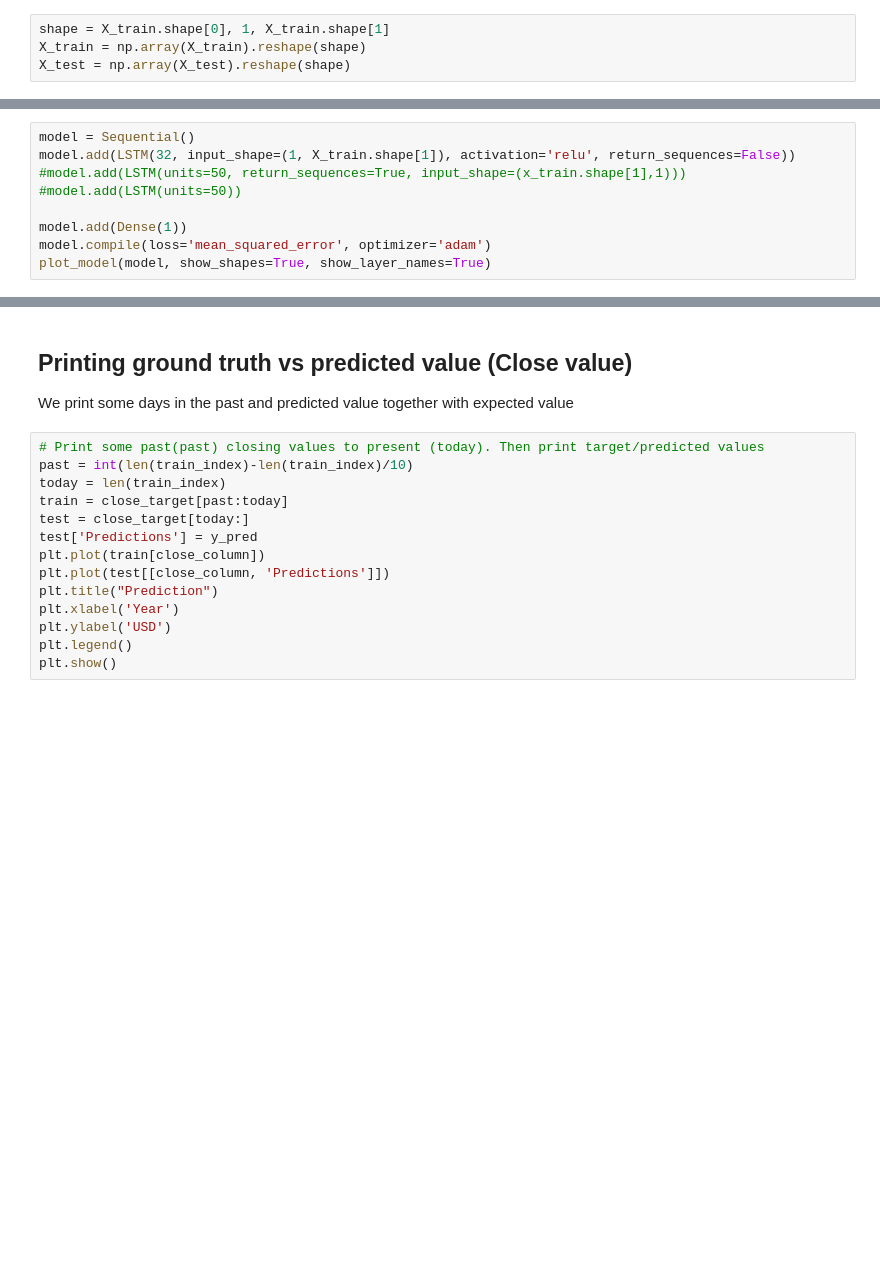
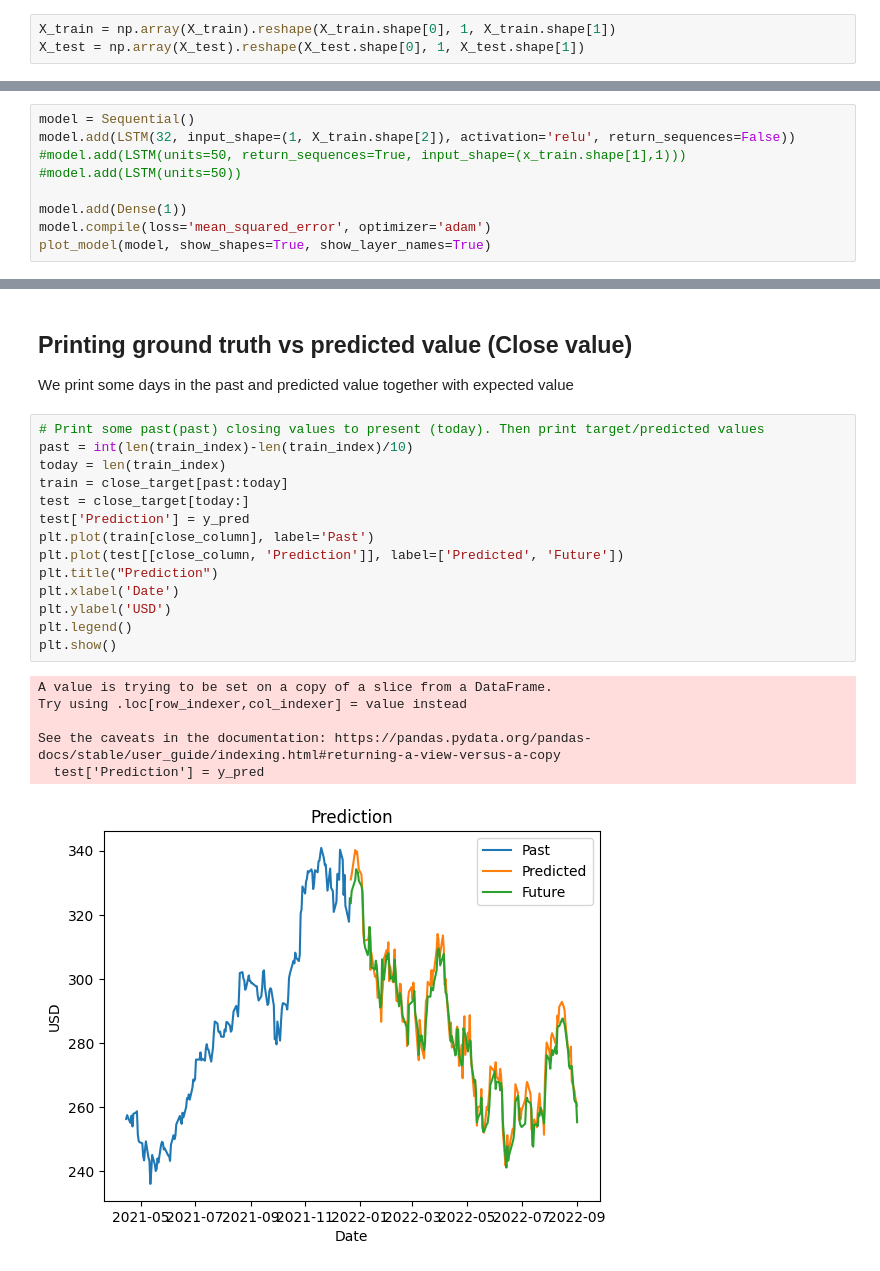
Before and after one commit to karelbecerra/ai-ml-dl-samples, a Jupyter notebook: stocks/ltms-long-term-memory.ipynb, the cells around one changed output, grey strips where cells are left out. Saved outputs shown, nothing was run; the diff lists cells and outputs as text; blank space fills up the shorter version.

```diff
--- a/stocks/ltms-long-term-memory.ipynb
+++ b/stocks/ltms-long-term-memory.ipynb
@@ -78,14 +107,13 @@ for train_index, test_index in timesplit.split(features):
 # %% [markdown]
 ## Data shaping for LSTM
 # %%
-shape = X_train.shape[0], 1, X_train.shape[1]
-X_train = np.array(X_train).reshape(shape)
-X_test = np.array(X_test).reshape(shape)
+X_train = np.array(X_train).reshape(X_train.shape[0], 1, X_train.shape[1])
+X_test = np.array(X_test).reshape(X_test.shape[0], 1, X_test.shape[1])
 # %% [markdown]
 ## Building LSTM Model
 # %%
 model = Sequential()
-model.add(LSTM(32, input_shape=(1, X_train.shape[1]), activation='relu', return_sequences=False))
+model.add(LSTM(32, input_shape=(1, X_train.shape[2]), activation='relu', return_sequences=False))
 #model.add(LSTM(units=50, return_sequences=True, input_shape=(x_train.shape[1],1)))
 #model.add(LSTM(units=50))
 
@@ -107,14 +169,21 @@ We print some days in the past and predicted value together with expected value
 # %%
 # Print some past(past) closing values to present (today). Then print target/predicted values
 past = int(len(train_index)-len(train_index)/10)
 today = len(train_index)
 train = close_target[past:today]
 test = close_target[today:]
-test['Predictions'] = y_pred
-plt.plot(train[close_column])
-plt.plot(test[[close_column, 'Predictions']])
+test['Prediction'] = y_pred
+plt.plot(train[close_column], label='Past')
+plt.plot(test[[close_column, 'Prediction']], label=['Predicted', 'Future'])
 plt.title("Prediction")
-plt.xlabel('Year')
+plt.xlabel('Date')
 plt.ylabel('USD')
 plt.legend()
 plt.show()
+# %% [output]
+A value is trying to be set on a copy of a slice from a DataFrame.
+Try using .loc[row_indexer,col_indexer] = value instead
+
+See the caveats in the documentation: https://pandas.pydata.org/pandas-docs/stable/user_guide/indexing.html#returning-a-view-versus-a-copy
+  test['Prediction'] = y_pred
+[figure, added]
```
Also changed, not shown: parts of 9 cells of this notebook.
